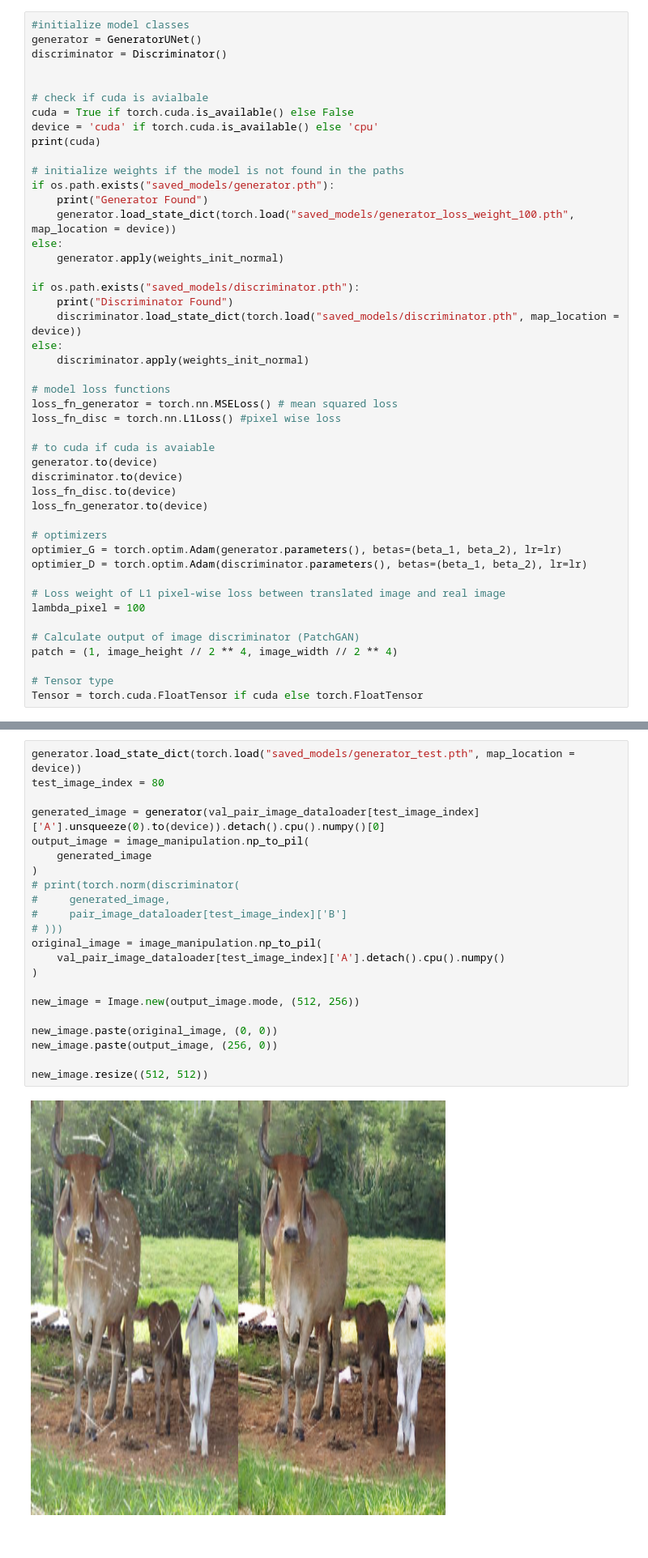
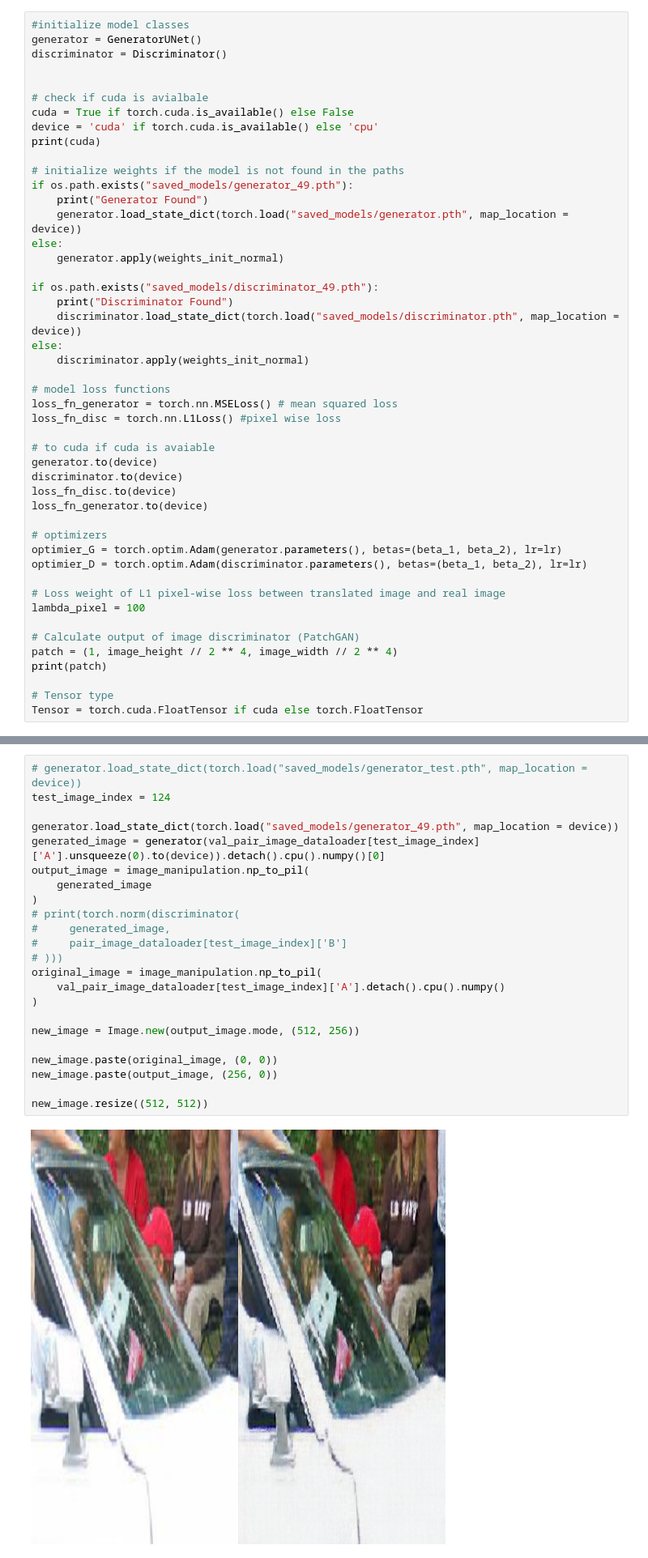
Before and after one commit to Imsanskar/Old-image-restoration-minor, a Jupyter notebook: webpage/pix2pix/model.ipynb, the cells around one changed output, grey strips where cells are left out. Shown at 81% size. Saved outputs shown, nothing was run; the diff lists cells and outputs as text.

Commit message:
Model trained and result tested, also need to work on that upsampling issue

```diff
--- a/webpage/pix2pix/model.ipynb
+++ b/webpage/pix2pix/model.ipynb
@@ -193,13 +193,13 @@ device = 'cuda' if torch.cuda.is_available() else 'cpu'
 print(cuda)
 
 # initialize weights if the model is not found in the paths
-if os.path.exists("saved_models/generator.pth"):
+if os.path.exists("saved_models/generator_49.pth"):
     print("Generator Found")
-    generator.load_state_dict(torch.load("saved_models/generator_loss_weight_100.pth", map_location = device))
+    generator.load_state_dict(torch.load("saved_models/generator.pth", map_location = device))
 else:
     generator.apply(weights_init_normal)
 
-if os.path.exists("saved_models/discriminator.pth"):
+if os.path.exists("saved_models/discriminator_49.pth"):
     print("Discriminator Found")
     discriminator.load_state_dict(torch.load("saved_models/discriminator.pth", map_location = device))
 else:
@@ -224,6 +224,7 @@ lambda_pixel = 100
 
 # Calculate output of image discriminator (PatchGAN)
 patch = (1, image_height // 2 ** 4, image_width // 2 ** 4)
+print(patch)
 
 # Tensor type
 Tensor = torch.cuda.FloatTensor if cuda else torch.FloatTensor
@@ -331,24 +309,25 @@ Discriminator Error: 5.910848267376423e-05, epoch: 0, itr: 11
 # %%
-generator.load_state_dict(torch.load("saved_models/generator_test.pth", map_location = device))
-test_image_index = 80
+# generator.load_state_dict(torch.load("saved_models/generator_test.pth", map_location = device))
+test_image_index = 124
 
+generator.load_state_dict(torch.load("saved_models/generator_49.pth", map_location = device))
 generated_image = generator(val_pair_image_dataloader[test_image_index]['A'].unsqueeze(0).to(device)).detach().cpu().numpy()[0]
 output_image = image_manipulation.np_to_pil(
     generated_image
 )
 # print(torch.norm(discriminator(
 #     generated_image,
 #     pair_image_dataloader[test_image_index]['B']
 # )))
 original_image = image_manipulation.np_to_pil(
     val_pair_image_dataloader[test_image_index]['A'].detach().cpu().numpy()
 )
 
 new_image = Image.new(output_image.mode, (512, 256))
 
 new_image.paste(original_image, (0, 0))
 new_image.paste(output_image, (256, 0))
 
 new_image.resize((512, 512))
 # %% [output]
-[figure, old version]
+[figure, new version]
```
Also changed, not shown: parts of 6 cells of this notebook, 6 other files.
